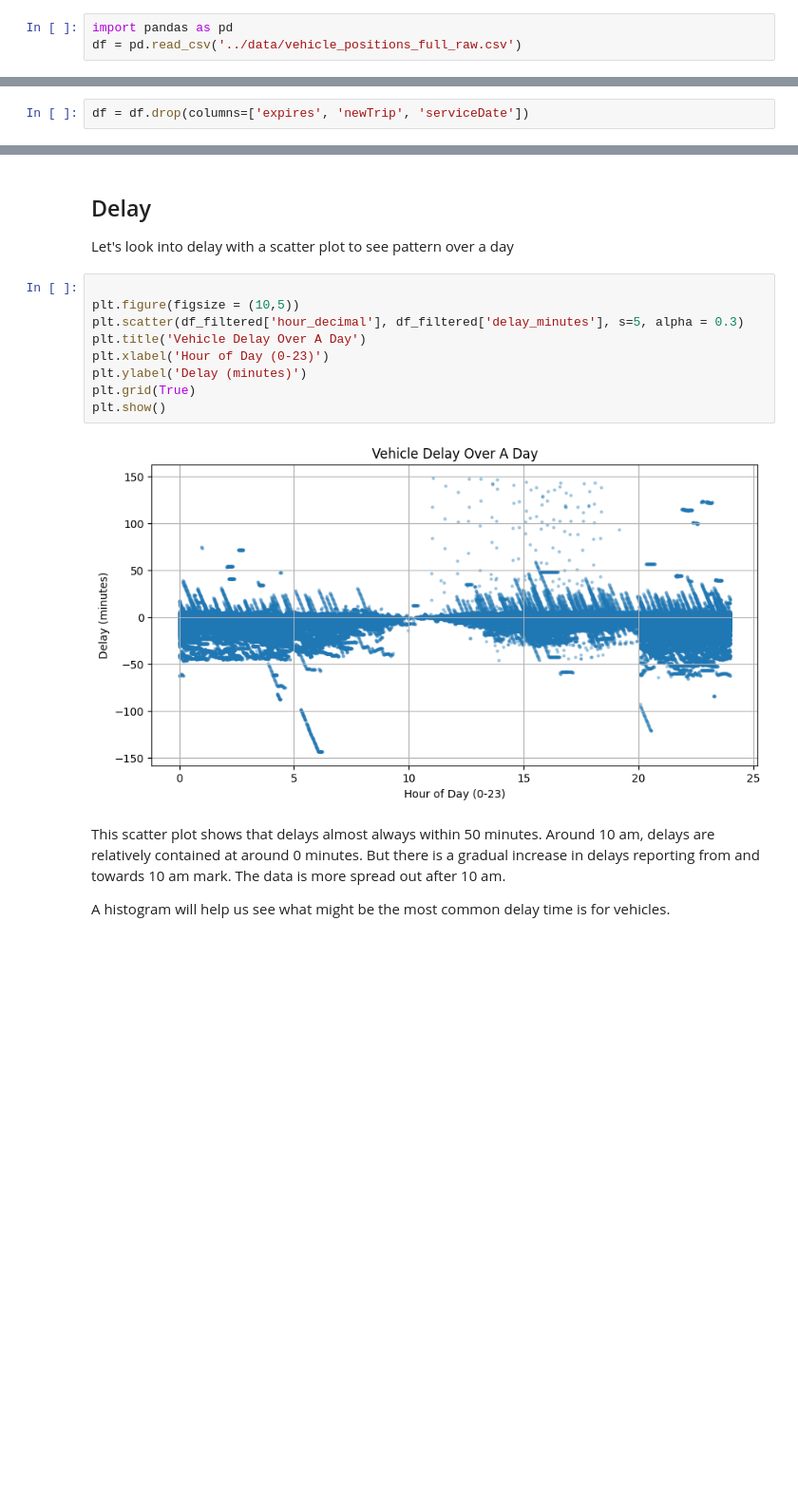
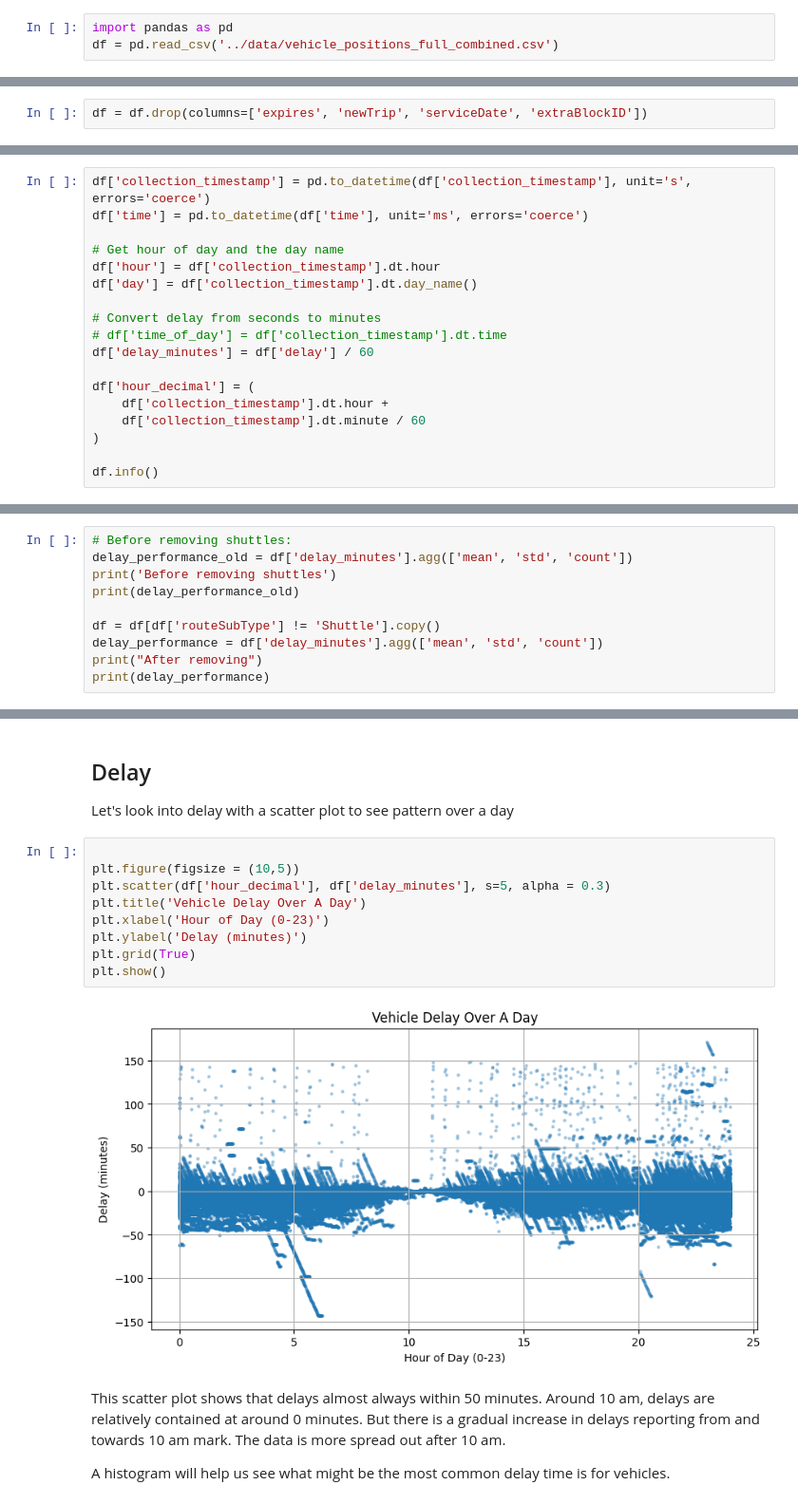
Before and after one commit to dvan2/trimet_data_project, a Jupyter notebook: notebooks/trimet.ipynb, the cells around one changed output, grey strips where cells are left out. Shown at 95% size. Saved outputs shown, nothing was run; the diff lists cells and outputs as text; blank space fills up the shorter version.

```diff
--- a/notebooks/trimet.ipynb
+++ b/notebooks/trimet.ipynb
@@ -57,7 +57,7 @@ After going through the documents in trimet, we've infered on what the data mean
 ## Creating DataFrame from csv
 # %%
 import pandas as pd
-df = pd.read_csv('../data/vehicle_positions_full_raw.csv')
+df = pd.read_csv('../data/vehicle_positions_full_combined.csv')
 # %% [markdown]
 ## Understanding the data
 # %%
@@ -208,4 +164,4 @@ After investigating, we are choosing to drop some columns that might not be used
 
 There are many other columns in our data sets but as of now we are choosing to keep most of them since they might be of use when building learning models.  If in the future we find more columns irrelevant, they will be removed.
 # %%
-df = df.drop(columns=['expires', 'newTrip', 'serviceDate'])
+df = df.drop(columns=['expires', 'newTrip', 'serviceDate', 'extraBlockID'])
@@ -211,0 +178,18 @@ df = df.drop(columns=['expires', 'newTrip', 'serviceDate'])
+# %%
+df['collection_timestamp'] = pd.to_datetime(df['collection_timestamp'], unit='s', errors='coerce')
+df['time'] = pd.to_datetime(df['time'], unit='ms', errors='coerce')
+
+# Get hour of day and the day name
+df['hour'] = df['collection_timestamp'].dt.hour
+df['day'] = df['collection_timestamp'].dt.day_name()
+
+# Convert delay from seconds to minutes
+# df['time_of_day'] = df['collection_timestamp'].dt.time
+df['delay_minutes'] = df['delay'] / 60
+
+df['hour_decimal'] = (
+    df['collection_timestamp'].dt.hour +
+    df['collection_timestamp'].dt.minute / 60
+)
+
+df.info()
@@ -211,0 +231,10 @@ df = df.drop(columns=['expires', 'newTrip', 'serviceDate'])
+# %%
+# Before removing shuttles:
+delay_performance_old = df['delay_minutes'].agg(['mean', 'std', 'count'])
+print('Before removing shuttles')
+print(delay_performance_old)
+
+df = df[df['routeSubType'] != 'Shuttle'].copy()
+delay_performance = df['delay_minutes'].agg(['mean', 'std', 'count'])
+print("After removing")
+print(delay_performance)
@@ -361,14 +388,14 @@ Let's look into delay with a scatter plot to see pattern over a day
 # %%
 
 plt.figure(figsize = (10,5))
-plt.scatter(df_filtered['hour_decimal'], df_filtered['delay_minutes'], s=5, alpha = 0.3)
+plt.scatter(df['hour_decimal'], df['delay_minutes'], s=5, alpha = 0.3)
 plt.title('Vehicle Delay Over A Day')
 plt.xlabel('Hour of Day (0-23)')
 plt.ylabel('Delay (minutes)')
 plt.grid(True)
 plt.show()
 # %% [output]
-[figure, old version]
+[figure, new version]
 # %% [markdown]
 This scatter plot shows that delays almost always within 50 minutes.  Around 10 am, delays are relatively contained at around 0 minutes.  But there is a gradual increase in delays reporting from and towards 10 am mark.  The data is more spread out after 10 am.
 
```
Also changed, not shown: parts of 67 cells of this notebook.
